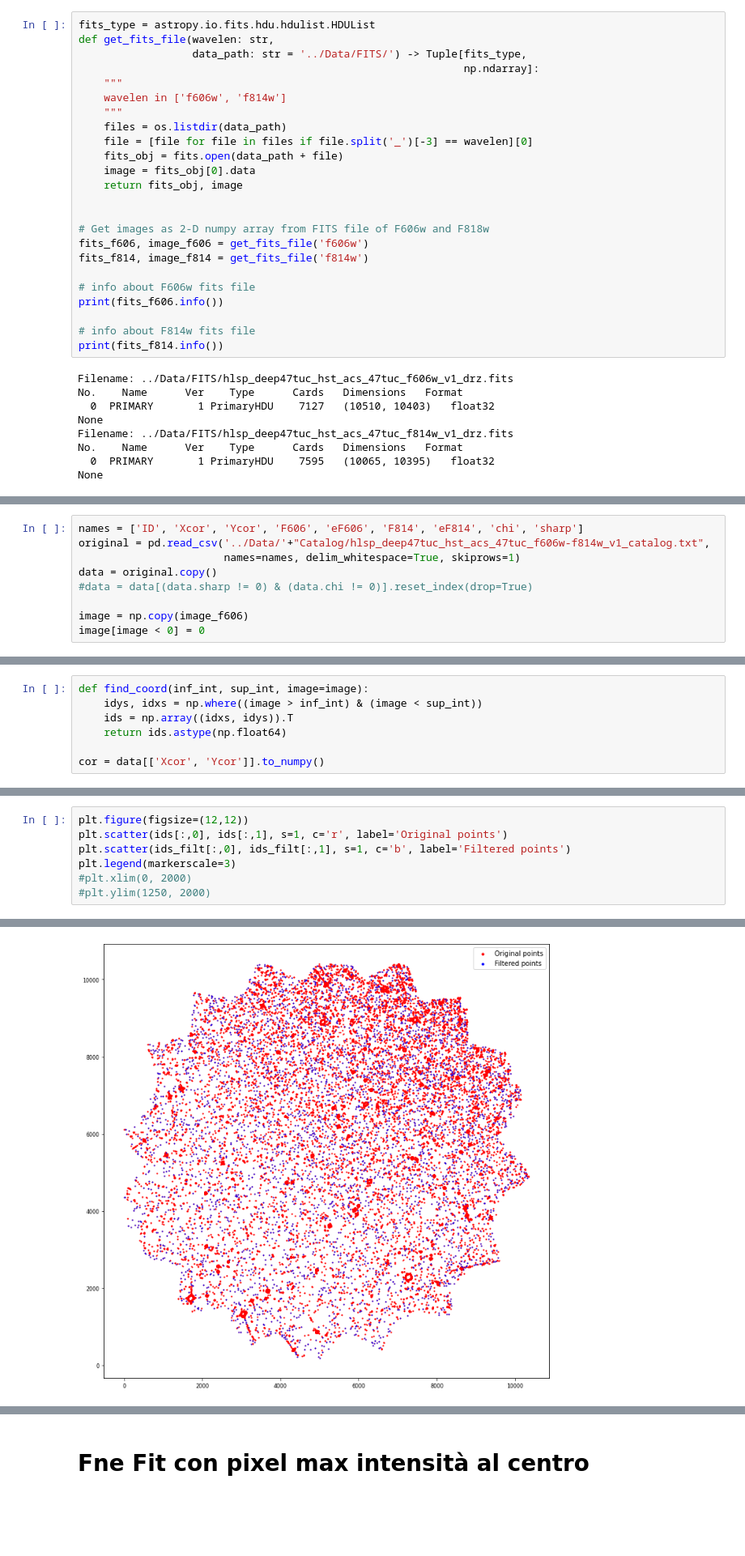
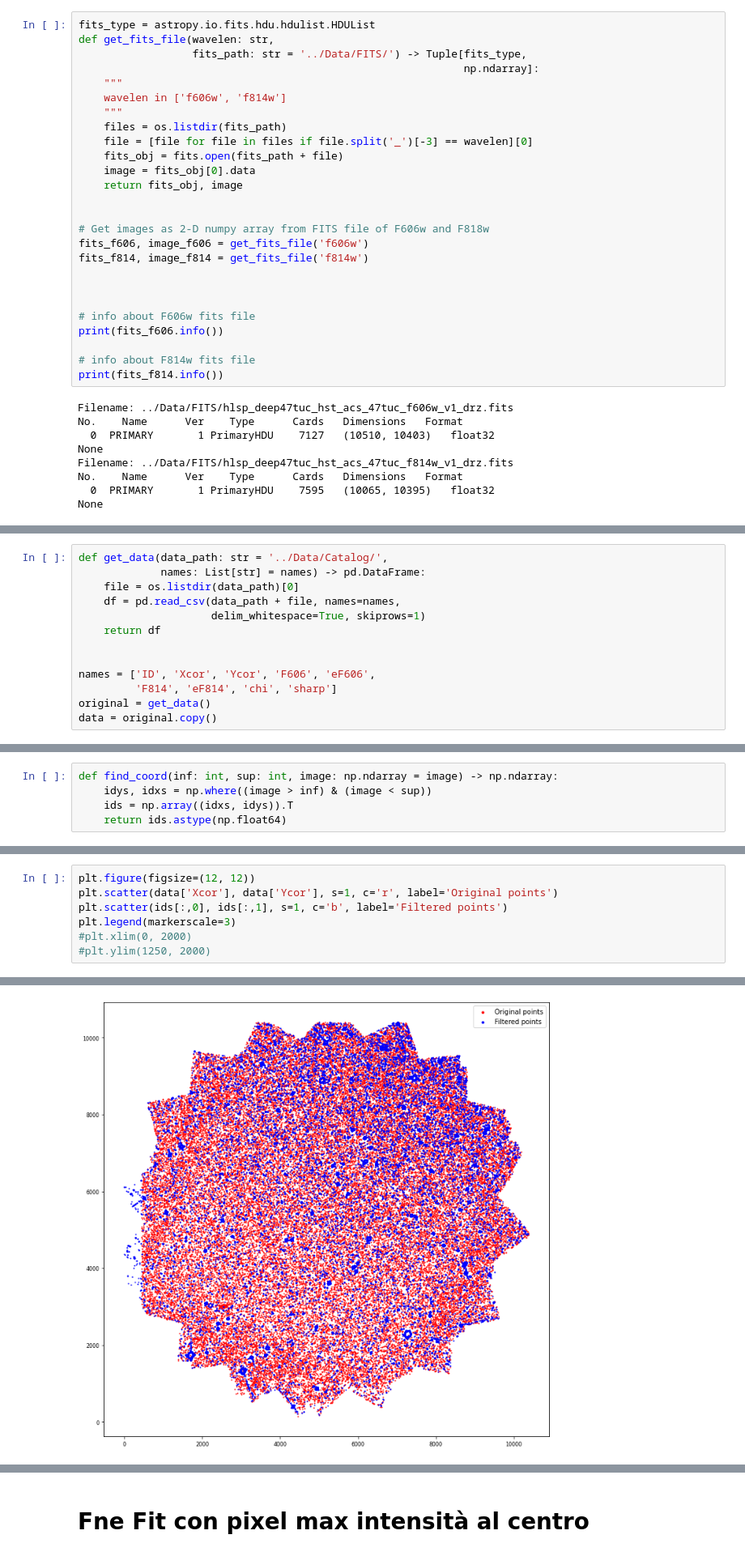
Before and after one commit to Nuelam9/Report1, a Jupyter notebook: Codice/Gaussian_fit.ipynb, the cells around one changed output, grey strips where cells are left out. Shown at 81% size. Cells and saved outputs as stored; diff of their text form; blank space fills up the shorter version.

```diff
--- a/Codice/Gaussian_fit.ipynb
+++ b/Codice/Gaussian_fit.ipynb
@@ -52,14 +52,14 @@ bbox_props = dict(boxstyle="round,pad=0.3", fc=colors[0], alpha=.5)
 # %%
 fits_type = astropy.io.fits.hdu.hdulist.HDUList
 def get_fits_file(wavelen: str,
-                  data_path: str = '../Data/FITS/') -> Tuple[fits_type,
+                  fits_path: str = '../Data/FITS/') -> Tuple[fits_type,
                                                              np.ndarray]:
     """
     wavelen in ['f606w', 'f814w']
     """
-    files = os.listdir(data_path)
+    files = os.listdir(fits_path)
     file = [file for file in files if file.split('_')[-3] == wavelen][0]
-    fits_obj = fits.open(data_path + file)
+    fits_obj = fits.open(fits_path + file)
     image = fits_obj[0].data
     return fits_obj, image
 
@@ -68,6 +68,8 @@ def get_fits_file(wavelen: str,
 fits_f606, image_f606 = get_fits_file('f606w')
 fits_f814, image_f814 = get_fits_file('f814w')
 
+
+
 # info about F606w fits file
 print(fits_f606.info())
 
@@ -87,9 +88,0 @@ Read stars dataset and filter out all negative values for the intensity.
-# %%
-names = ['ID', 'Xcor', 'Ycor', 'F606', 'eF606', 'F814', 'eF814', 'chi', 'sharp']
-original = pd.read_csv('../Data/'+"Catalog/hlsp_deep47tuc_hst_acs_47tuc_f606w-f814w_v1_catalog.txt",
-                       names=names, delim_whitespace=True, skiprows=1)
-data = original.copy()
-#data = data[(data.sharp != 0) & (data.chi != 0)].reset_index(drop=True)
-
-image = np.copy(image_f606)
-image[image < 0] = 0
@@ -106 +102,14 @@ plt.hist(image[(image > 900) & (image < 1000)].ravel())
+# %%
+def get_data(data_path: str = '../Data/Catalog/',
+             names: List[str] = names) -> pd.DataFrame:
+    file = os.listdir(data_path)[0]
+    df = pd.read_csv(data_path + file, names=names,
+                     delim_whitespace=True, skiprows=1)
+    return df
+
+
+names = ['ID', 'Xcor', 'Ycor', 'F606', 'eF606',
+         'F814', 'eF814', 'chi', 'sharp']
+original = get_data()
+data = original.copy()
 # %% [markdown]
@@ -108,10 +117,8 @@ Find all image points where intensity values are in choosen range.
 # %%
-def find_coord(inf_int, sup_int, image=image):
-    idys, idxs = np.where((image > inf_int) & (image < sup_int))
+def find_coord(inf: int, sup: int, image: np.ndarray = image) -> np.ndarray:
+    idys, idxs = np.where((image > inf) & (image < sup))
     ids = np.array((idxs, idys)).T
     return ids.astype(np.float64)
-
-cor = data[['Xcor', 'Ycor']].to_numpy()
 # %%
 %%time
 
@@ -125,12 +132,12 @@ Wall time: 569 ms
 # %%
-plt.figure(figsize=(12,12))
-plt.scatter(ids[:,0], ids[:,1], s=1, c='r', label='Original points')
-plt.scatter(ids_filt[:,0], ids_filt[:,1], s=1, c='b', label='Filtered points')
+plt.figure(figsize=(12, 12))
+plt.scatter(data['Xcor'], data['Ycor'], s=1, c='r', label='Original points')
+plt.scatter(ids[:,0], ids[:,1], s=1, c='b', label='Filtered points')
 plt.legend(markerscale=3)
 #plt.xlim(0, 2000)
 #plt.ylim(1250, 2000)
 # %% [output]
 <matplotlib.legend.Legend at 0x...>
-[figure, old version]
+[figure, new version]
 # %%
 @jit(nopython=True)
```
Also changed, not shown: parts of 13 cells of this notebook, 5 other files.
